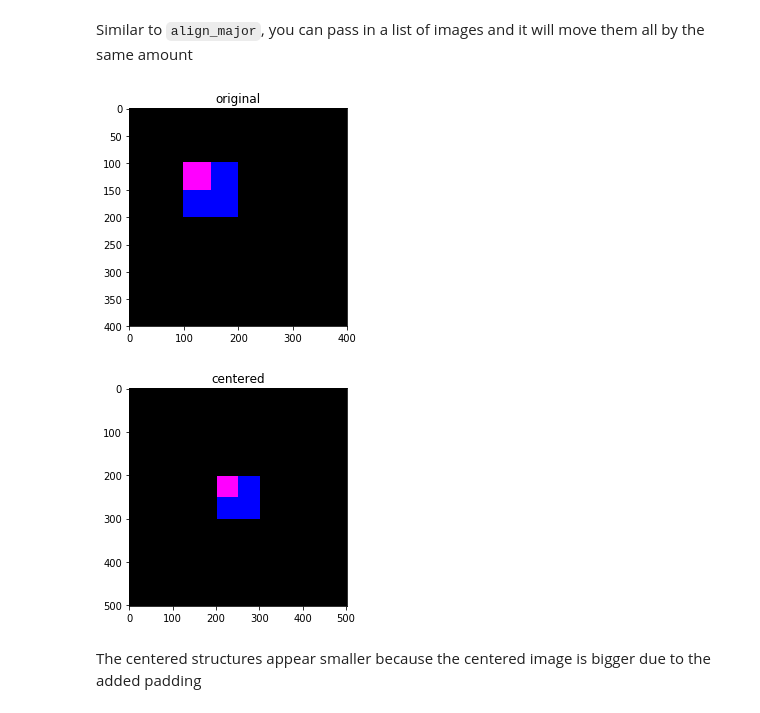
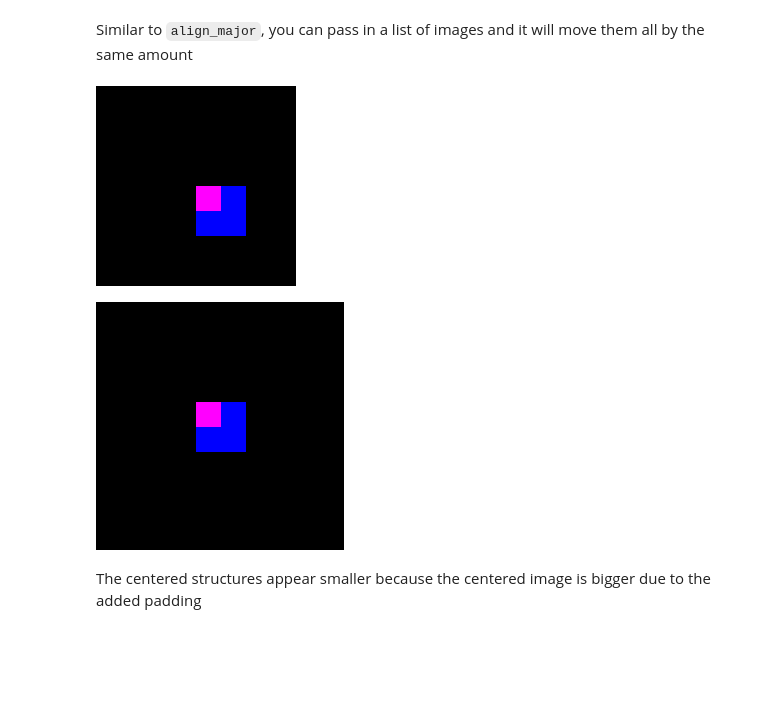
Before and after one commit to AllenCellModeling/aicsimage, a Jupyter notebook: Aicsimage Processing Guide.ipynb, the cells around one changed output. Cells and saved outputs as stored; diff of their text form; code cells hidden in the pictures; blank space fills up the shorter version.

````diff
--- a/Aicsimage Processing Guide.ipynb
+++ b/Aicsimage Processing Guide.ipynb
@@ -4,19 +4,24 @@ import matplotlib.pyplot as pplt
 import aicsimage.processing as proc
 from aicsimage.io import cziReader, omeTifReader, pngReader, tifReader, pngWriter, omeTifWriter
 from scipy.ndimage.measurements import center_of_mass
+from IPython.core.display import display, display_markdown
+import PIL.Image
 
 # hides warnings from the tifReader
 import warnings
 warnings.filterwarnings('ignore')
 
-def show(img, title=""):
+def show(img, title="", scale=True):#  , title=""):
     """
     Helper function to display a CYX image
     """
     # flip from CYX to YXC for pyplot
-    pplt.imshow(img.transpose(1, 2, 0))
-    pplt.title(title)
-    pplt.show()
+    if len(title) > 0:
+        print(title)
+    display(PIL.Image.fromarray(((img * (255 if scale else 1)).astype('uint8')).transpose(1, 2, 0), "RGB"))
+    # pplt.imshow(img.transpose(1, 2, 0))
+    # pplt.title(title)
+    # pplt.show()
 
 def load_all(*files):
     """
@@ -312,23 +324,23 @@ show(proj_cent)
 Similar to ```align_major```, you can pass in a list of images and it will move them all by the same amount
 # %%
 # example structures
-big = np.zeros((1, 400, 400))
-big[0, 100:200, 100:200] = 1
-little = np.zeros((1, 400, 400))
-little[0, 100:150, 100:150] = 1
+big = np.zeros((1, 200, 200))
+big[0, 100:150, 100:150] = 1
+little = np.zeros((1, 200, 200))
+little[0, 100:125, 100:125] = 1
 proj = proc.imgtoprojection([big, little], colors="jet", local_adjust=True)
-show(proj, "original")
+show(proj)
 
 # get the moves to center the big image
 moves = proc.get_center_moves(big)
 # move both images by the same amount
 # centers the big image and moves the little one to stay aligned
 big_cent, little_cent = proc.center([big, little], moves=moves)
 proj_cent = proc.imgtoprojection([big_cent, little_cent], colors="jet", local_adjust=True)
-show(proj_cent, "centered")
+show(proj_cent)
 # %% [output]
-[figure, old version]
+[figure, new version]
-[figure, old version]
+[figure, new version]
 # %% [markdown]
 The centered structures appear smaller because the centered image is bigger due to the added padding
 # %% [markdown]
````
Also changed, not shown: parts of 22 cells of this notebook.
